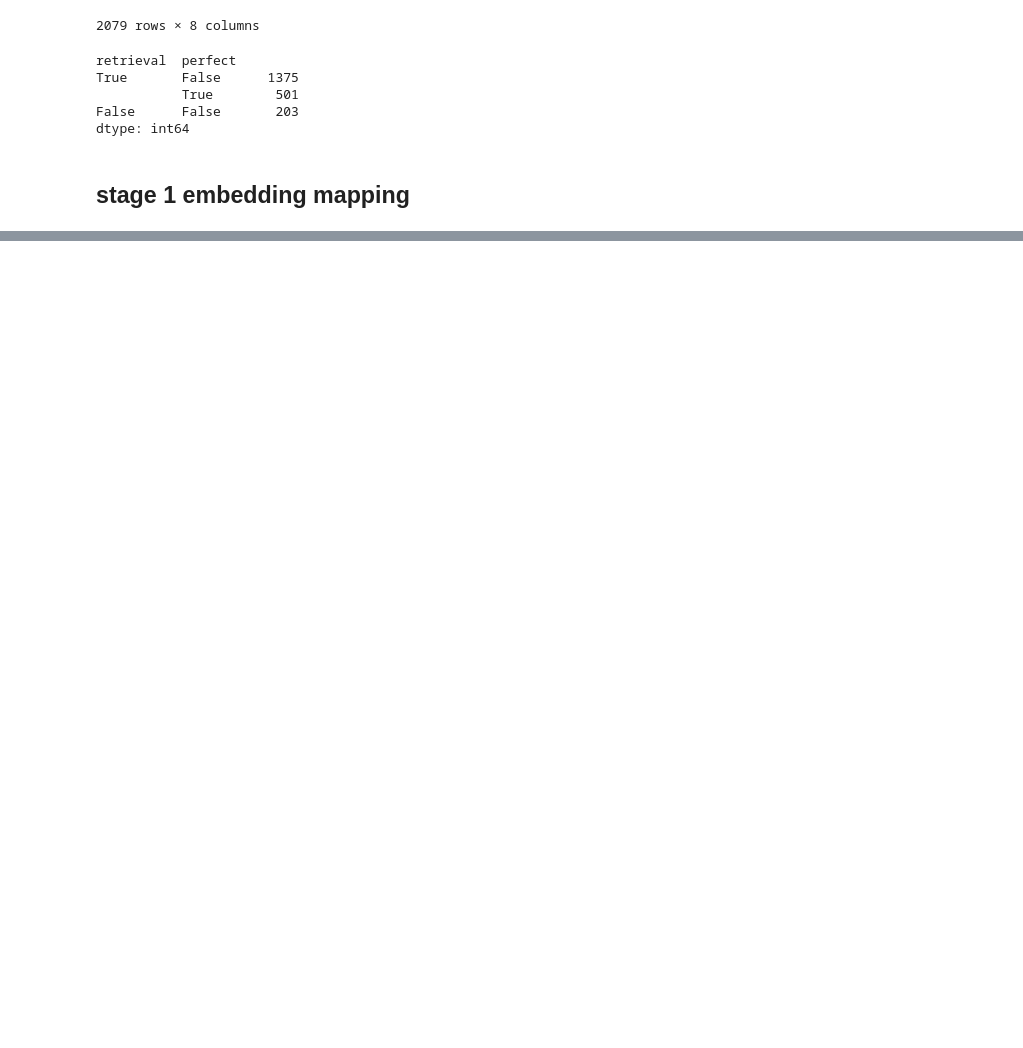
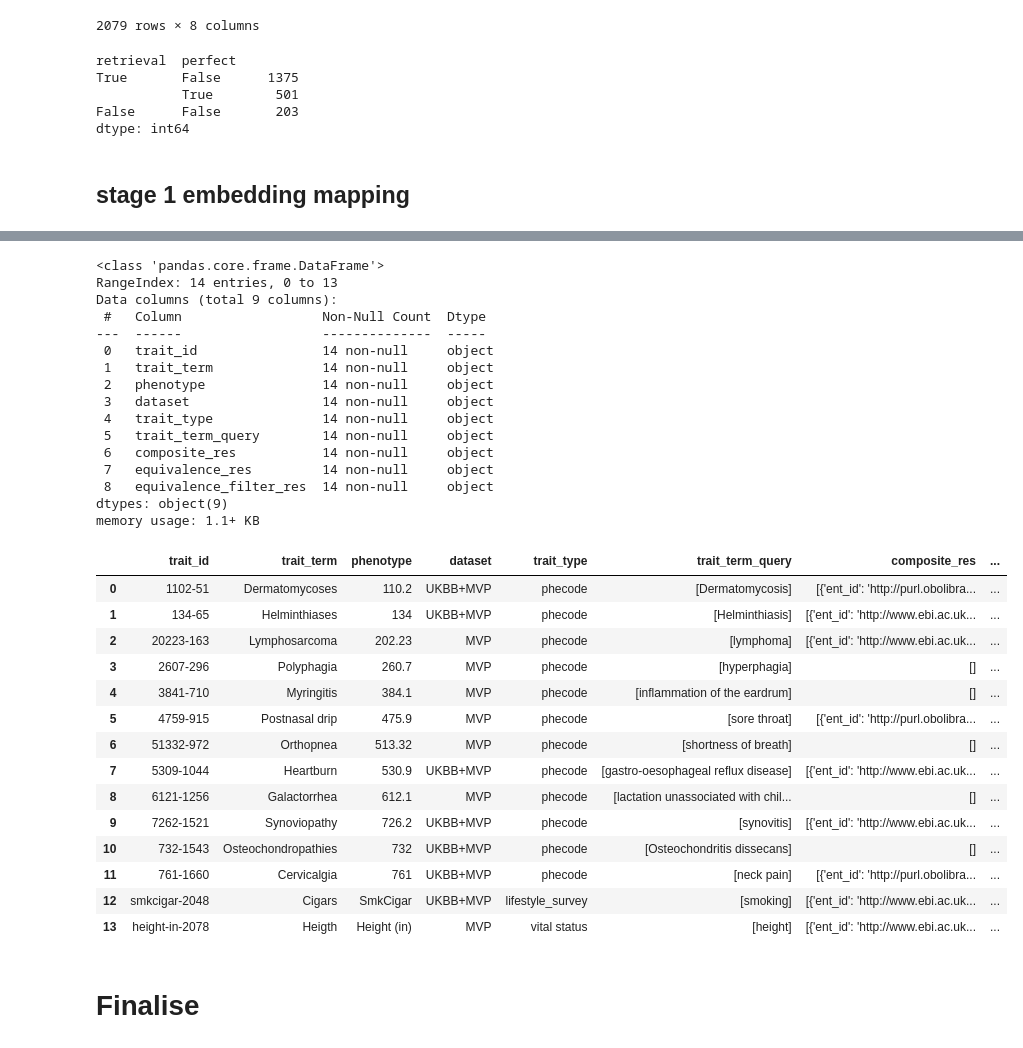
Before and after one commit to MRCIEU/traithunter, a Jupyter notebook: analysis/notebooks/mvp-mapping.ipynb, the cells around one changed output, grey strips where cells are left out. Drawn from its saved outputs; the diff is of its cells as text; code cells hidden in the pictures; blank space fills up the shorter version.

```diff
--- a/analysis/notebooks/mvp-mapping.ipynb
+++ b/analysis/notebooks/mvp-mapping.ipynb
@@ -606,0 +751,53 @@ dtype: int64
+# %%
+df_empty_res = df_empty \
+    .assign(
+        composite_res = lambda df: df["trait_term_query"] \
+            .apply(
+                lambda e: unpick_obsolete(query_composite(e))
+            ),
+        equivalence_res = lambda df: df["trait_term_query"] \
+            .apply(
+                lambda e: py_.chain(
+                    query_equivalence_embeddings(e) + query_equivalence_fulltext(e)
+                ).uniq_by(lambda e: e["ent_id"]).thru(unpick_obsolete).value()
+        ),
+    ) \
+    .assign(
+        equivalence_filter_res=lambda df: df.apply(filter_by_ontology_distance, axis=1)
+    )
+
+df_empty_res.info()
+
+df_empty_res
+# %% [output]
+<class 'pandas.core.frame.DataFrame'>
+RangeIndex: 14 entries, 0 to 13
+Data columns (total 9 columns):
+ #   Column                  Non-Null Count  Dtype
+---  ------                  --------------  -----
+ 0   trait_id                14 non-null     object
+ 1   trait_term              14 non-null     object
+ 2   phenotype               14 non-null     object
+ 3   dataset                 14 non-null     object
+ 4   trait_type              14 non-null     object
+ 5   trait_term_query        14 non-null     object
+ 6   composite_res           14 non-null     object
+ 7   equivalence_res         14 non-null     object
+ 8   equivalence_filter_res  14 non-null     object
+dtypes: object(9)
+memory usage: 1.1+ KB
+|  | trait_id | trait_term | phenotype | dataset | trait_type | trait_term_query | composite_res | ... |
+| 0 | 1102-51 | Dermatomycoses | 110.2 | UKBB+MVP | phecode | [Dermatomycosis] | [{'ent_id': 'http://purl.obolibra... | ... |
+| 1 | 134-65 | Helminthiases | 134 | UKBB+MVP | phecode | [Helminthiasis] | [{'ent_id': 'http://www.ebi.ac.uk... | ... |
+| 2 | 20223-163 | Lymphosarcoma | 202.23 | MVP | phecode | [lymphoma] | [{'ent_id': 'http://www.ebi.ac.uk... | ... |
+| 3 | 2607-296 | Polyphagia | 260.7 | MVP | phecode | [hyperphagia] | [] | ... |
+| 4 | 3841-710 | Myringitis | 384.1 | MVP | phecode | [inflammation of the eardrum] | [] | ... |
+| 5 | 4759-915 | Postnasal drip | 475.9 | MVP | phecode | [sore throat] | [{'ent_id': 'http://purl.obolibra... | ... |
+| 6 | 51332-972 | Orthopnea | 513.32 | MVP | phecode | [shortness of breath] | [] | ... |
+| 7 | 5309-1044 | Heartburn | 530.9 | UKBB+MVP | phecode | [gastro-oesophageal reflux disease] | [{'ent_id': 'http://www.ebi.ac.uk... | ... |
+| 8 | 6121-1256 | Galactorrhea | 612.1 | MVP | phecode | [lactation unassociated with chil... | [] | ... |
+| 9 | 7262-1521 | Synoviopathy | 726.2 | UKBB+MVP | phecode | [synovitis] | [{'ent_id': 'http://www.ebi.ac.uk... | ... |
+| 10 | 732-1543 | Osteochondropathies | 732 | UKBB+MVP | phecode | [Osteochondritis dissecans] | [] | ... |
+| 11 | 761-1660 | Cervicalgia | 761 | UKBB+MVP | phecode | [neck pain] | [{'ent_id': 'http://purl.obolibra... | ... |
+| 12 | smkcigar-2048 | Cigars | SmkCigar | UKBB+MVP | lifestyle_survey | [smoking] | [{'ent_id': 'http://www.ebi.ac.uk... | ... |
+| 13 | height-in-2078 | Heigth | Height (in) | MVP | vital status | [height] | [{'ent_id': 'http://www.ebi.ac.uk... | ... |
@@ -606,0 +809,2 @@ dtype: int64
+# %% [markdown]
+# Finalise
```
Also changed, not shown: parts of 18 cells of this notebook.
